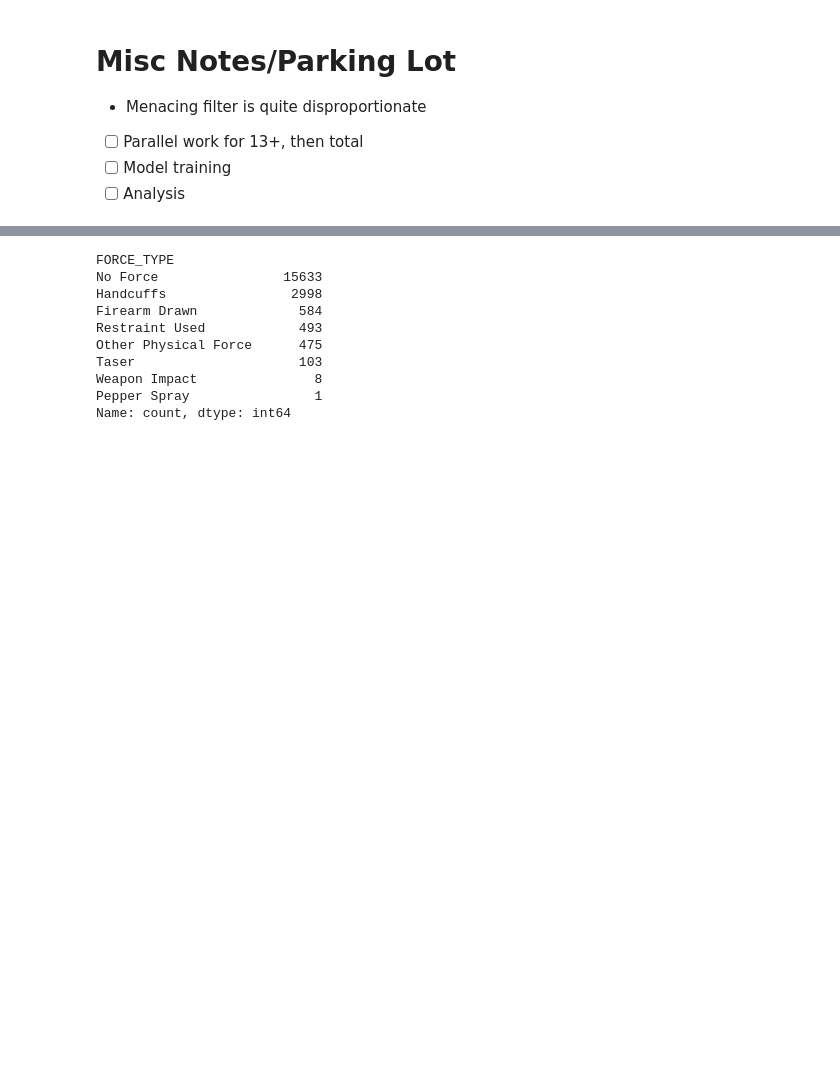
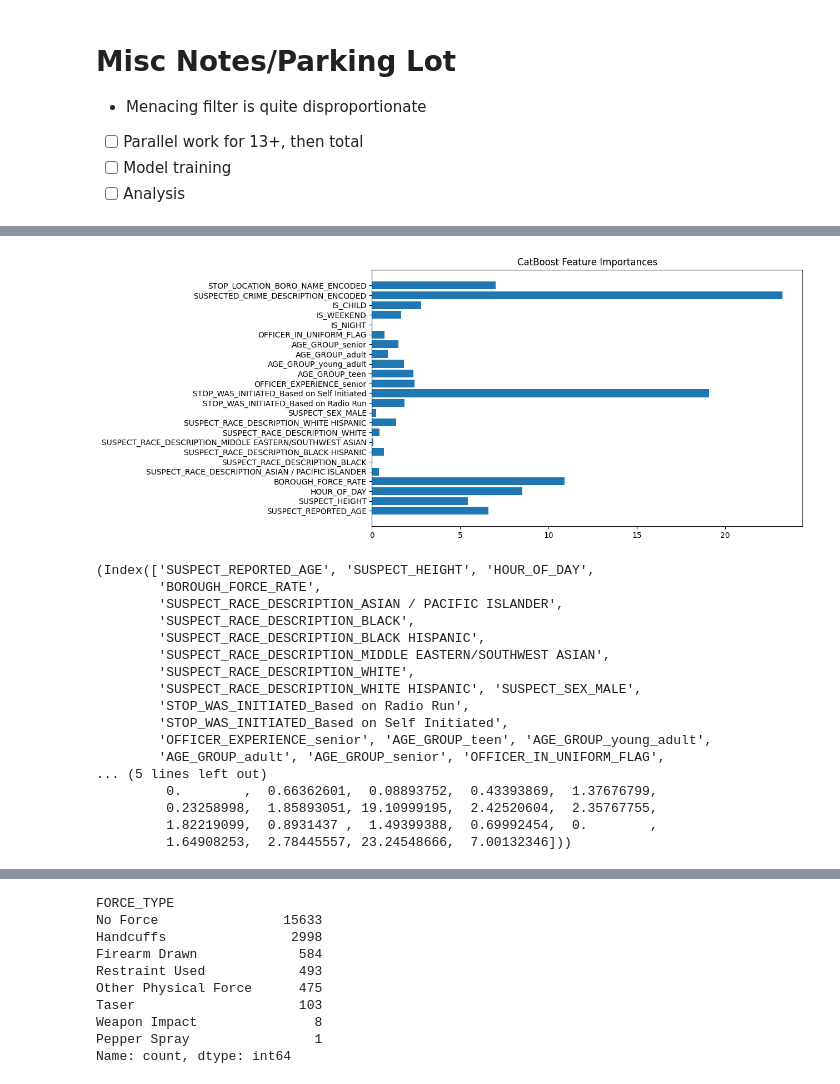
Before and after one commit to gbangban/ml-supervised-kim, a Jupyter notebook: notebook.ipynb, the cells around one changed output, grey strips where cells are left out. Cells and saved outputs as stored; diff of their text form; code cells hidden in the pictures; blank space fills up the shorter version.

Commit message:
IMR: CatBoost

```diff
--- a/notebook.ipynb
+++ b/notebook.ipynb
@@ -1331,0 +1484,32 @@ weighted avg       0.86      0.53      0.62      4059
+# %%
+from catboost import CatBoostClassifier, Pool
+from sklearn.metrics import classification_report, confusion_matrix, precision_recall_curve, auc
+
+# Create CatBoost model
+cat_model = CatBoostClassifier(
+    iterations=500,
+    learning_rate=0.05,
+    depth=6,
+    loss_function='Logloss',
+    eval_metric='AUC',
+    scale_pos_weight=10,  # Balances positive class
+    verbose=0,
+    random_seed=42
+)
+
+# If you still want to use scaled features:
+cat_model.fit(X_train, y_train, eval_set=(X_test, y_test), early_stopping_rounds=20)
+# cat_model.fit(X_train_scaled, y_train, eval_set=(X_test_scaled, y_test), early_stopping_rounds=20)
+
+# Predict
+y_proba = cat_model.predict_proba(X_test)[:, 1]
+y_pred = (y_proba >= 0.5).astype(int)
+
+# Evaluate
+print(confusion_matrix(y_test, y_pred))
+print(classification_report(y_test, y_pred))
+
+# Optional: PR-AUC
+precision, recall, _ = precision_recall_curve(y_test, y_proba)
+pr_auc = auc(recall, precision)
+print("CATBoost PR AUC:", pr_auc)
@@ -1331,0 +1574,30 @@ weighted avg       0.86      0.53      0.62      4059
+# %%
+import matplotlib.pyplot as plt
+
+feature_importances = cat_model.get_feature_importance()
+feature_names = X_train.columns  # Or raw column list if you used cat_features
+
+plt.figure(figsize=(10, 6))
+plt.barh(feature_names, feature_importances)
+plt.title("CatBoost Feature Importances")
+plt.show()
+X_train.columns, cat_model.get_feature_importance()
+# %% [output]
+[figure, added]
+(Index(['SUSPECT_REPORTED_AGE', 'SUSPECT_HEIGHT', 'HOUR_OF_DAY',
+        'BOROUGH_FORCE_RATE',
+        'SUSPECT_RACE_DESCRIPTION_ASIAN / PACIFIC ISLANDER',
+        'SUSPECT_RACE_DESCRIPTION_BLACK',
+        'SUSPECT_RACE_DESCRIPTION_BLACK HISPANIC',
+        'SUSPECT_RACE_DESCRIPTION_MIDDLE EASTERN/SOUTHWEST ASIAN',
+        'SUSPECT_RACE_DESCRIPTION_WHITE',
+        'SUSPECT_RACE_DESCRIPTION_WHITE HISPANIC', 'SUSPECT_SEX_MALE',
+        'STOP_WAS_INITIATED_Based on Radio Run',
+        'STOP_WAS_INITIATED_Based on Self Initiated',
+        'OFFICER_EXPERIENCE_senior', 'AGE_GROUP_teen', 'AGE_GROUP_young_adult',
+        'AGE_GROUP_adult', 'AGE_GROUP_senior', 'OFFICER_IN_UNIFORM_FLAG',
+... (5 lines left out)
+         0.        ,  0.66362601,  0.08893752,  0.43393869,  1.37676799,
+         0.23258998,  1.85893051, 19.10999195,  2.42520604,  2.35767755,
+         1.82219099,  0.8931437 ,  1.49399388,  0.69992454,  0.        ,
+         1.64908253,  2.78445557, 23.24548666,  7.00132346]))
```
Also changed, not shown: parts of 14 cells of this notebook.
